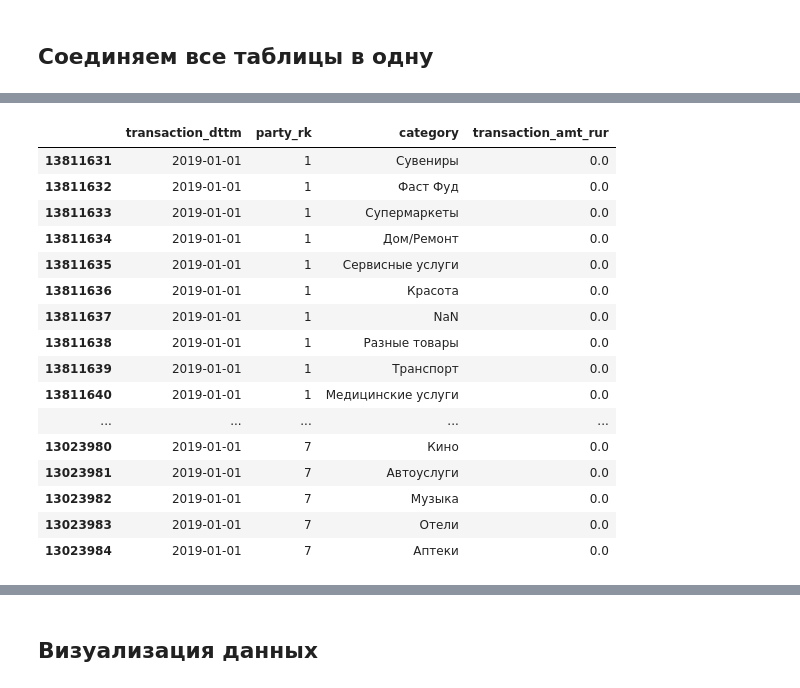
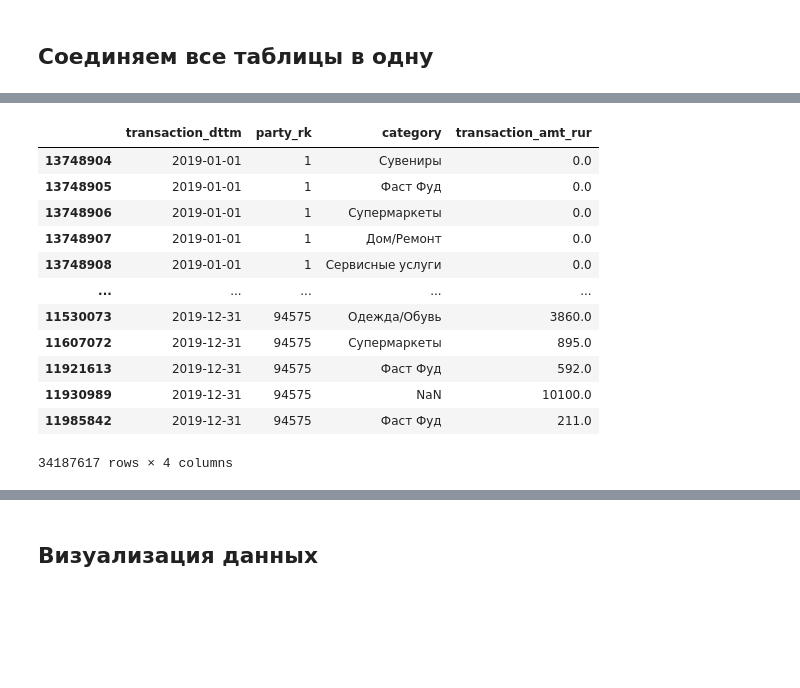
Before and after one commit to Stuksus/Hakaton_Finodays, a Jupyter notebook: temp_version.ipynb, the cells around one changed output, grey strips where cells are left out. Drawn from its saved outputs; the diff is of its cells as text; code cells hidden in the pictures; blank space fills up the shorter version.

Commit message:
Add files via upload
Changed the way of minimal training set calculation to the correct and more easy way.

```diff
--- a/temp_version.ipynb
+++ b/temp_version.ipynb
@@ -395,0 +398,28 @@ See the caveats in the documentation: https://pandas.pydata.org/pandas-docs/stab
+# %%
+# HardCoded creation of dates [first date in every month of 2019]
+unique_dates = np.array(['2019-01-01T00:00:00.000000000', '2019-02-01T00:00:00.000000000',
+       '2019-03-01T00:00:00.000000000', '2019-04-01T00:00:00.000000000',
+       '2019-05-01T00:00:00.000000000', '2019-06-01T00:00:00.000000000',
+       '2019-07-01T00:00:00.000000000', '2019-08-01T00:00:00.000000000',
+       '2019-09-01T00:00:00.000000000', '2019-10-01T00:00:00.000000000',
+       '2019-11-01T00:00:00.000000000', '2019-12-01T00:00:00.000000000'],
+      dtype='datetime64[ns]')
+
+# Constructing DataFrame of every possible combination tripplet (month,category,human)
+# through Cartesian product [dates * categories * people_id]
+# There should be 12*37*50000 = 22 200 000 of such triplets
+
+u_dat = pd.DataFrame(unique_dates, columns=['transaction_dttm'])
+u_cat= pd.DataFrame(df_train.category.unique(), columns=['category'] )
+u_id = pd.DataFrame(df_train.party_rk.unique(), columns=['party_rk'] )
+
+u_dat['key'] = 1
+u_cat['key'] = 1
+u_id['key'] = 1
+
+df_train2 = pd.merge(u_id,
+                  pd.merge(u_dat, u_cat, on ='key')).drop("key", 1)
+
+# Added zero column for further easy concatation
+df_train2['transaction_amt_rur'] = 0
+df_train2.info()
@@ -395,0 +438,8 @@ See the caveats in the documentation: https://pandas.pydata.org/pandas-docs/stab
+# %%
+# Creating minimal sized DataFrame with columns = (transaction_dttm, human_id, category, price)
+# Every month for every human should have all 37 categories
+
+# This implemetation adds 0 expenditure for every month beginning to the main training DataFrame
+df_main = df_train[['transaction_dttm', 'party_rk', 'category', 'transaction_amt_rur']]
+df_main = pd.concat([df_main,df_train2])
+df_main.info()
@@ -396,25 +458,20 @@ See the caveats in the documentation: https://pandas.pydata.org/pandas-docs/stab
 # %%
-df_main_sort = df_main2.sort_values(by=['transaction_dttm','party_rk'])
+df_main_sort = df_main.sort_values(by=['transaction_dttm','party_rk'])
+df_main_sort
+# %% [output]
+|  | transaction_dttm | party_rk | category | transaction_amt_rur |
+| 13748904 | 2019-01-01 | 1 | Сувениры | 0.0 |
+| 13748905 | 2019-01-01 | 1 | Фаст Фуд | 0.0 |
+| 13748906 | 2019-01-01 | 1 | Супермаркеты | 0.0 |
+| 13748907 | 2019-01-01 | 1 | Дом/Ремонт | 0.0 |
+| 13748908 | 2019-01-01 | 1 | Сервисные услуги | 0.0 |
+| ... | ... | ... | ... | ... |
+| 11530073 | 2019-12-31 | 94575 | Одежда/Обувь | 3860.0 |
+| 11607072 | 2019-12-31 | 94575 | Супермаркеты | 895.0 |
+| 11921613 | 2019-12-31 | 94575 | Фаст Фуд | 592.0 |
+| 11930989 | 2019-12-31 | 94575 | NaN | 10100.0 |
+| 11985842 | 2019-12-31 | 94575 | Фаст Фуд | 211.0 |
+34187617 rows × 4 columns
-# %%
-df_main_sort.head(100)
-# %% [output]
-|  | transaction_dttm | party_rk | category | transaction_amt_rur |
-| 13811631 | 2019-01-01 | 1 | Сувениры | 0.0 |
-| 13811632 | 2019-01-01 | 1 | Фаст Фуд | 0.0 |
-| 13811633 | 2019-01-01 | 1 | Супермаркеты | 0.0 |
-| 13811634 | 2019-01-01 | 1 | Дом/Ремонт | 0.0 |
-| 13811635 | 2019-01-01 | 1 | Сервисные услуги | 0.0 |
-| 13811636 | 2019-01-01 | 1 | Красота | 0.0 |
-| 13811637 | 2019-01-01 | 1 | NaN | 0.0 |
-| 13811638 | 2019-01-01 | 1 | Разные товары | 0.0 |
-| 13811639 | 2019-01-01 | 1 | Транспорт | 0.0 |
-| 13811640 | 2019-01-01 | 1 | Медицинские услуги | 0.0 |
-| ... | ... | ... | ... | ... |
-| 13023980 | 2019-01-01 | 7 | Кино | 0.0 |
-| 13023981 | 2019-01-01 | 7 | Автоуслуги | 0.0 |
-| 13023982 | 2019-01-01 | 7 | Музыка | 0.0 |
-| 13023983 | 2019-01-01 | 7 | Отели | 0.0 |
-| 13023984 | 2019-01-01 | 7 | Аптеки | 0.0 |
 # %%
 df_socdem_train = df_main_sort.merge(df_socdem, on = 'party_rk', how = 'left')
 # %%
```
Also changed, not shown: parts of 12 cells of this notebook.
